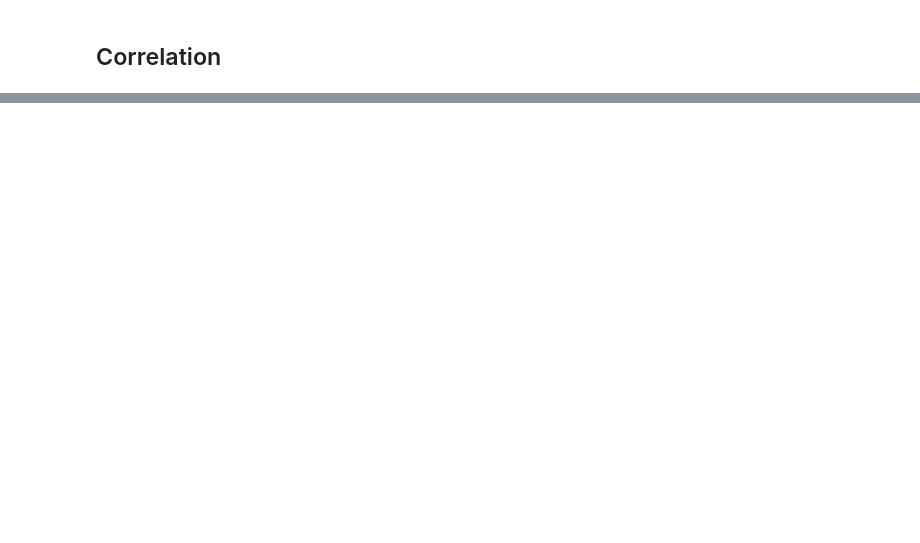
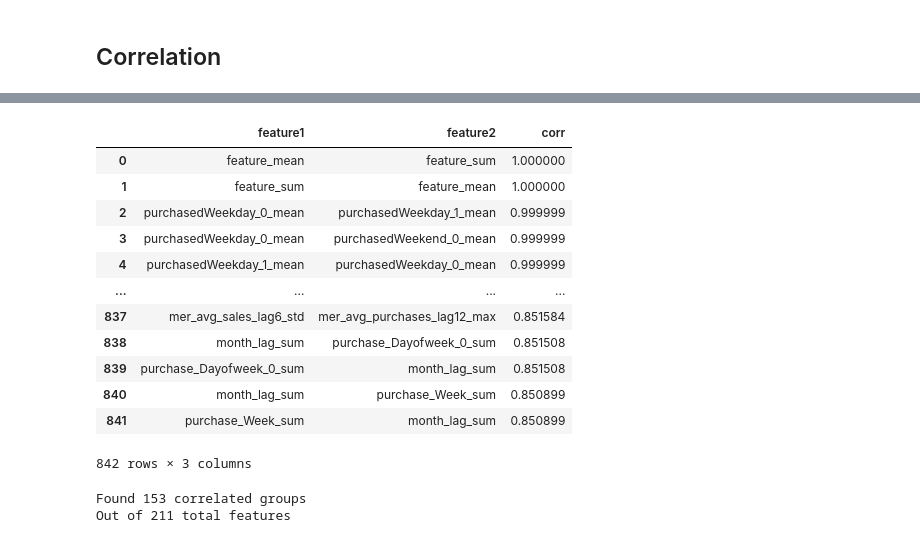
Before and after one commit to human-ai2025/Elo-Merchant-Recommendation, a Jupyter notebook: Feature Engineering/Feature_Selection.ipynb, the cells around one changed output, grey strips where cells are left out. Saved outputs shown, nothing was run; the diff lists cells and outputs as text; code cells hidden in the pictures; blank space fills up the shorter version.

```diff
--- a/Feature Engineering/Feature_Selection.ipynb
+++ b/Feature Engineering/Feature_Selection.ipynb
@@ -275,3 +285,9 @@ for col in columnsToTake:
 len(columnsToTake)
 # %% [output]
 221
+# %%
+# remove those two columns
+for col in columnsToTake:
+    if col == 'mer_active_months_lag3_max' or col == 'mer_active_months_lag6_max':
+      print("Yes")
+      columnsToTake.remove(col)
@@ -329,5 +353,3 @@ temp.mer_active_months_lag12_max.value_counts()/np.float(len(temp))
 8.0     0.000005
 9.0     0.000005
 Name: mer_active_months_lag12_max, dtype: float64
-# %%
-columnsToTake = temp.columns
@@ -403,4 +418,0 @@ len(columnsToTake)
-# %%
-for col in columnsToTake:
-    if col is "mer_active_months_lag3_max" or col is "mer_active_months_lag6_max":
-        columnsToTake.remove(col)
@@ -422,0 +476,9 @@ sns.heatmap(corr, vmin=-1, vmax=1, cmap='BrBG')
+# %%
+corrmat = temp.corr()
+corrmat = corrmat.abs().unstack() # absolute value of corr coef
+corrmat = corrmat.sort_values(ascending = False)
+corrmat = corrmat[corrmat >= 0.85]
+corrmat = corrmat[corrmat<1]
+corrmat = pd.DataFrame(corrmat).reset_index()
+corrmat.columns = ['feature1', 'feature2', 'corr']
+corrmat.head()
@@ -422,0 +492,38 @@ sns.heatmap(corr, vmin=-1, vmax=1, cmap='BrBG')
+# %%
+corrmat
+# %% [output]
+|  | feature1 | feature2 | corr |
+| 0 | feature_mean | feature_sum | 1.000000 |
+| 1 | feature_sum | feature_mean | 1.000000 |
+| 2 | purchasedWeekday_0_mean | purchasedWeekday_1_mean | 0.999999 |
+| 3 | purchasedWeekday_0_mean | purchasedWeekend_0_mean | 0.999999 |
+| 4 | purchasedWeekday_1_mean | purchasedWeekday_0_mean | 0.999999 |
+| ... | ... | ... | ... |
+| 837 | mer_avg_sales_lag6_std | mer_avg_purchases_lag12_max | 0.851584 |
+| 838 | month_lag_sum | purchase_Dayofweek_0_sum | 0.851508 |
+| 839 | purchase_Dayofweek_0_sum | month_lag_sum | 0.851508 |
+| 840 | month_lag_sum | purchase_Week_sum | 0.850899 |
+| 841 | purchase_Week_sum | month_lag_sum | 0.850899 |
+842 rows × 3 columns
+# %%
+#find the groups of correlated features
+grouped_feature_ls = []
+correlated_groups = []
+
+
+for feature in corrmat["feature1"].unique():
+    if feature not in grouped_feature_ls:
+
+        # find all correlated features to a single feature
+        correlated_block = corrmat[corrmat['feature1'] == feature]
+        grouped_feeature_ls = grouped_feature_ls + list(
+        correlated_block['feature2'].unique()) + [feature]
+
+        #append the block of features to the list
+        correlated_groups.append(correlated_block)
+
+print('Found {} correlated groups'.format(len(correlated_groups)))
+print('Out of {} total features '.format(temp.shape[1]))
+# %% [output]
+Found 153 correlated groups
+Out of 211 total features
```
Also changed, not shown: parts of 22 cells of this notebook.
